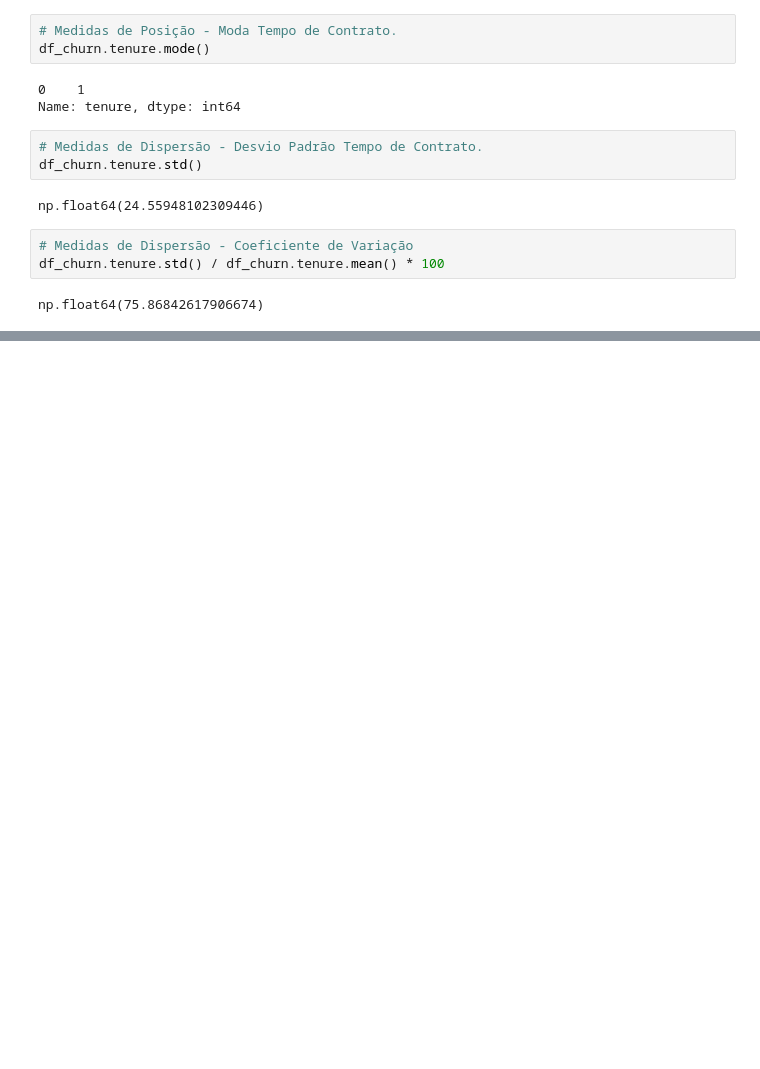
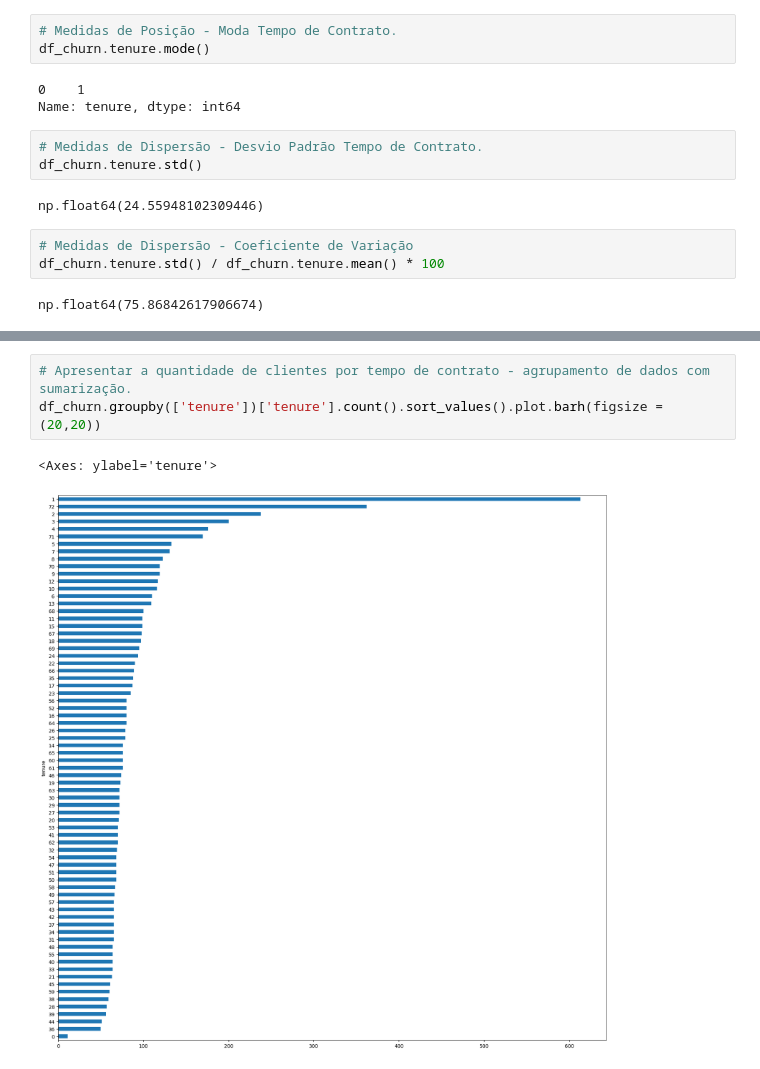
Before and after one commit to HikaroRibeiro/EDA, a Jupyter notebook: eda_churn.ipynb, the cells around one changed output, grey strips where cells are left out. Drawn from its saved outputs; the diff is of its cells as text; blank space fills up the shorter version.

```diff
--- a/eda_churn.ipynb
+++ b/eda_churn.ipynb
@@ -686,0 +725,6 @@ np.float64(75.86842617906674)
+# %%
+# Apresentar a quantidade de clientes por tempo de contrato - agrupamento de dados com sumarização.
+df_churn.groupby(['tenure'])['tenure'].count().sort_values().plot.barh(figsize = (20,20))
+# %% [output]
+<Axes: ylabel='tenure'>
+[figure, added]
```
Also changed, not shown: parts of 5 cells of this notebook.
